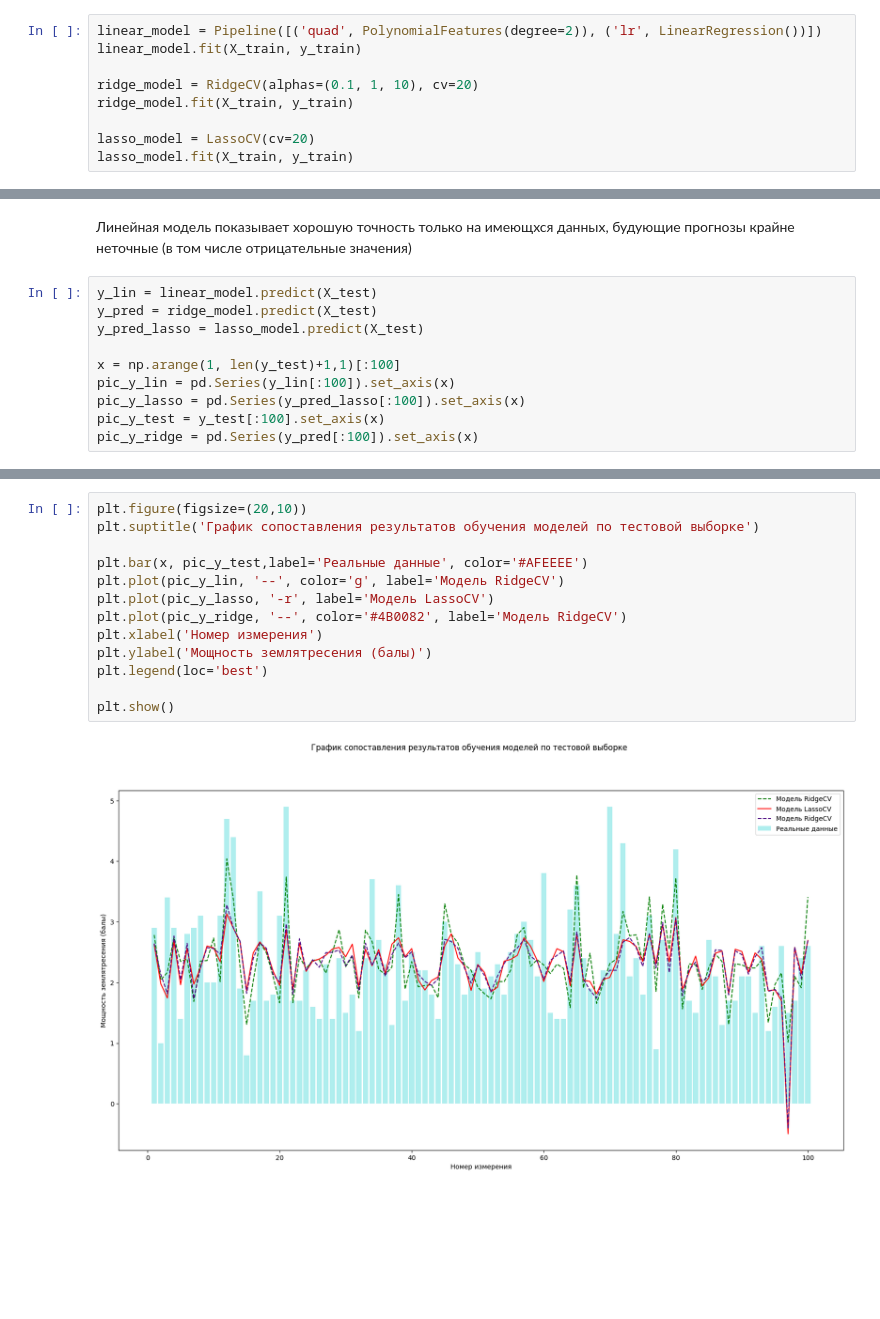
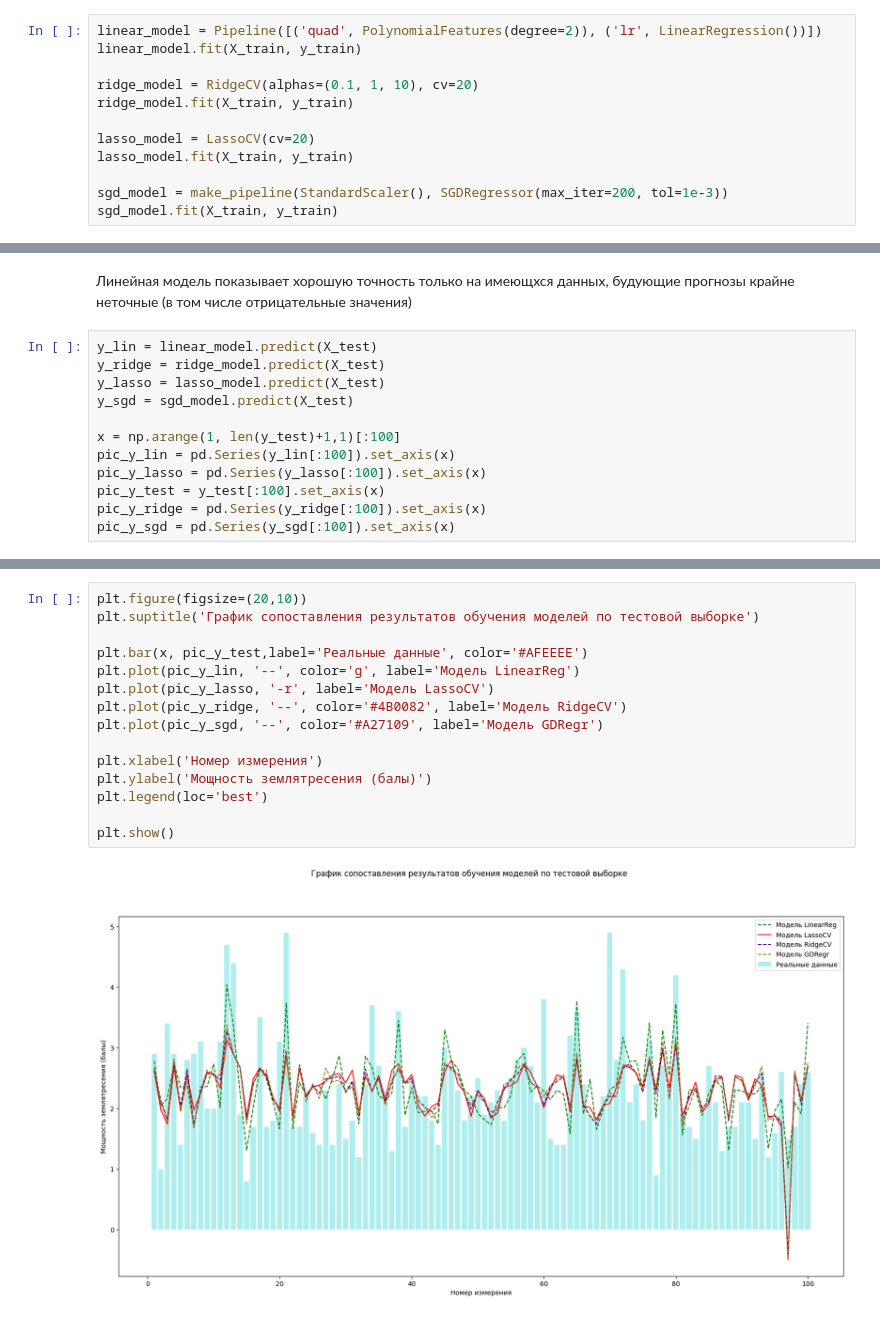
Before and after one commit to RomanZorkin/temblor, a Jupyter notebook: train.ipynb, the cells around one changed output, grey strips where cells are left out. Saved outputs shown, nothing was run; the diff lists cells and outputs as text; blank space fills up the shorter version.

Commit message:
feature: new_model

```diff
--- a/train.ipynb
+++ b/train.ipynb
@@ -69,4 +69,7 @@ ridge_model.fit(X_train, y_train)
 
 lasso_model = LassoCV(cv=20)
 lasso_model.fit(X_train, y_train)
+
+sgd_model = make_pipeline(StandardScaler(), SGDRegressor(max_iter=200, tol=1e-3))
+sgd_model.fit(X_train, y_train)
 # %% [output]
@@ -85,11 +90,13 @@ print(linear_score.mean(), ridge_score, lasso_score)
 Линейная модель показывает хорошую точность только на имеющхся данных, будующие прогнозы крайне неточные (в том числе отрицательные значения)
 # %%
 y_lin = linear_model.predict(X_test)
-y_pred = ridge_model.predict(X_test)
-y_pred_lasso = lasso_model.predict(X_test)
+y_ridge = ridge_model.predict(X_test)
+y_lasso = lasso_model.predict(X_test)
+y_sgd = sgd_model.predict(X_test)
 
 x = np.arange(1, len(y_test)+1,1)[:100]
 pic_y_lin = pd.Series(y_lin[:100]).set_axis(x)
-pic_y_lasso = pd.Series(y_pred_lasso[:100]).set_axis(x)
+pic_y_lasso = pd.Series(y_lasso[:100]).set_axis(x)
 pic_y_test = y_test[:100].set_axis(x)
-pic_y_ridge = pd.Series(y_pred[:100]).set_axis(x)
+pic_y_ridge = pd.Series(y_ridge[:100]).set_axis(x)
+pic_y_sgd = pd.Series(y_sgd[:100]).set_axis(x)
@@ -96,18 +127,20 @@ pic_y_ridge = pd.Series(y_pred[:100]).set_axis(x)
 # %%
 plt.figure(figsize=(20,10))
 plt.suptitle('График сопоставления результатов обучения моделей по тестовой выборке')
 
 plt.bar(x, pic_y_test,label='Реальные данные', color='#AFEEEE')
-plt.plot(pic_y_lin, '--', color='g', label='Модель RidgeCV')
+plt.plot(pic_y_lin, '--', color='g', label='Модель LinearReg')
 plt.plot(pic_y_lasso, '-r', label='Модель LassoCV')
 plt.plot(pic_y_ridge, '--', color='#4B0082', label='Модель RidgeCV')
+plt.plot(pic_y_sgd, '--', color='#A27109', label='Модель GDRegr')
+
 plt.xlabel('Номер измерения')
 plt.ylabel('Мощность землятресения (балы)')
 plt.legend(loc='best')
 
 plt.show()
 # %% [output]
-[figure, old version]
+[figure, new version]
 # %%
 joblib.dump(linear_model, 'models/linear_model.pkl')
 joblib.dump(ridge_model, 'models/ridge_model.pkl')
```
Also changed, not shown: parts of 6 cells of this notebook, 1 other file.
